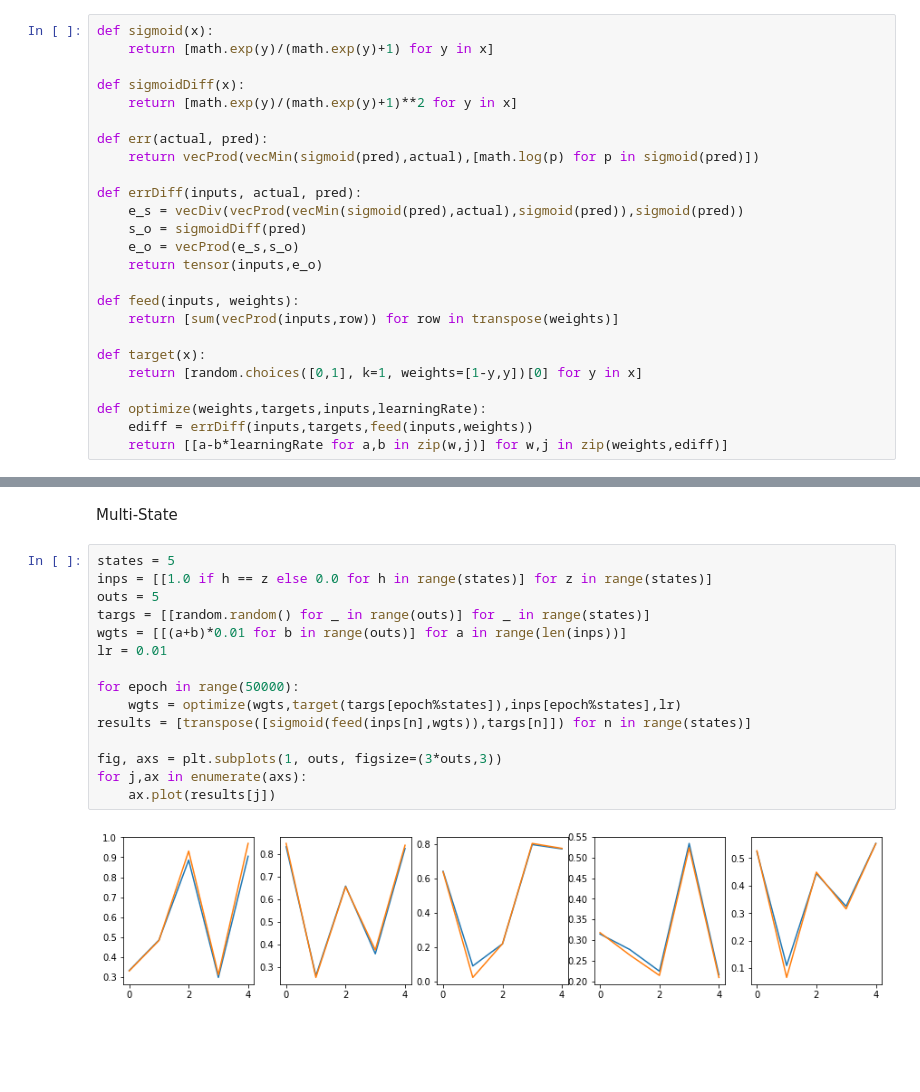
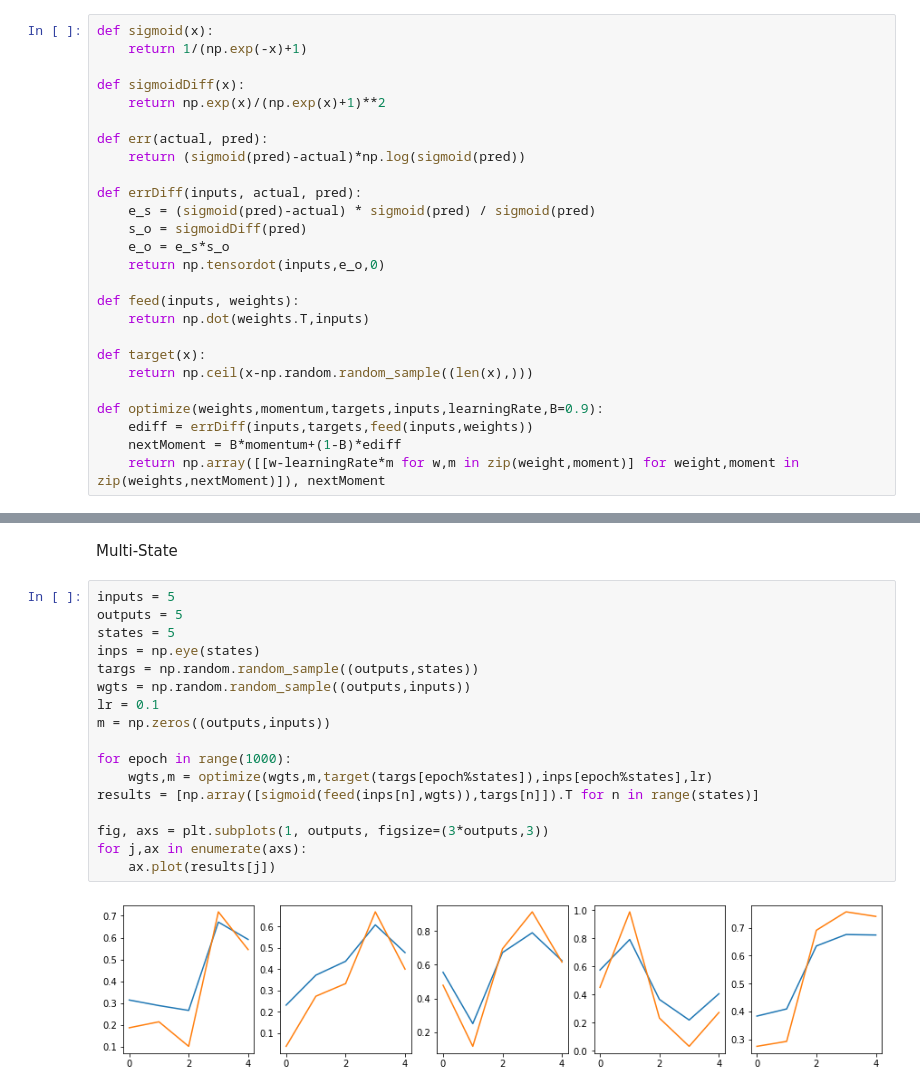
Before and after one commit to kbpositive/machine-learning, a Jupyter notebook: ReinforcementLearning/vanillaPolicyGradient.ipynb, the cells around one changed output, grey strips where cells are left out. Saved outputs shown, nothing was run; the diff lists cells and outputs as text; blank space fills up the shorter version.

Commit message:
added momentum

```diff
--- a/ReinforcementLearning/vanillaPolicyGradient.ipynb
+++ b/ReinforcementLearning/vanillaPolicyGradient.ipynb
@@ -23,27 +5,28 @@ def vecDiv(x,y):
 # %%
 def sigmoid(x):
-    return [math.exp(y)/(math.exp(y)+1) for y in x]
+    return 1/(np.exp(-x)+1)
 
 def sigmoidDiff(x):
-    return [math.exp(y)/(math.exp(y)+1)**2 for y in x]
+    return np.exp(x)/(np.exp(x)+1)**2
 
 def err(actual, pred):
-    return vecProd(vecMin(sigmoid(pred),actual),[math.log(p) for p in sigmoid(pred)])
+    return (sigmoid(pred)-actual)*np.log(sigmoid(pred))
 
 def errDiff(inputs, actual, pred):
-    e_s = vecDiv(vecProd(vecMin(sigmoid(pred),actual),sigmoid(pred)),sigmoid(pred))
+    e_s = (sigmoid(pred)-actual) * sigmoid(pred) / sigmoid(pred)
     s_o = sigmoidDiff(pred)
-    e_o = vecProd(e_s,s_o)
-    return tensor(inputs,e_o)
+    e_o = e_s*s_o
+    return np.tensordot(inputs,e_o,0)
 
 def feed(inputs, weights):
-    return [sum(vecProd(inputs,row)) for row in transpose(weights)]
+    return np.dot(weights.T,inputs)
 
 def target(x):
-    return [random.choices([0,1], k=1, weights=[1-y,y])[0] for y in x]
+    return np.ceil(x-np.random.random_sample((len(x),)))
 
-def optimize(weights,targets,inputs,learningRate):
+def optimize(weights,momentum,targets,inputs,learningRate,B=0.9):
     ediff = errDiff(inputs,targets,feed(inputs,weights))
-    return [[a-b*learningRate for a,b in zip(w,j)] for w,j in zip(weights,ediff)]
+    nextMoment = B*momentum+(1-B)*ediff
+    return np.array([[w-learningRate*m for w,m in zip(weight,moment)] for weight,moment in zip(weights,nextMoment)]), nextMoment
 # %% [markdown]
 Single state
@@ -65,19 +50,21 @@ plt.plot(results)
 # %% [markdown]
 Multi-State
 # %%
+inputs = 5
+outputs = 5
 states = 5
-inps = [[1.0 if h == z else 0.0 for h in range(states)] for z in range(states)]
-outs = 5
-targs = [[random.random() for _ in range(outs)] for _ in range(states)]
-wgts = [[(a+b)*0.01 for b in range(outs)] for a in range(len(inps))]
-lr = 0.01
+inps = np.eye(states)
+targs = np.random.random_sample((outputs,states))
+wgts = np.random.random_sample((outputs,inputs))
+lr = 0.1
+m = np.zeros((outputs,inputs))
 
-for epoch in range(50000):
-    wgts = optimize(wgts,target(targs[epoch%states]),inps[epoch%states],lr)
-results = [transpose([sigmoid(feed(inps[n],wgts)),targs[n]]) for n in range(states)]
+for epoch in range(1000):
+    wgts,m = optimize(wgts,m,target(targs[epoch%states]),inps[epoch%states],lr)
+results = [np.array([sigmoid(feed(inps[n],wgts)),targs[n]]).T for n in range(states)]
 
-fig, axs = plt.subplots(1, outs, figsize=(3*outs,3))
+fig, axs = plt.subplots(1, outputs, figsize=(3*outputs,3))
 for j,ax in enumerate(axs):
     ax.plot(results[j])
 # %% [output]
-[figure, old version]
+[figure, new version]
```
Also changed, not shown: parts of 4 cells of this notebook.
